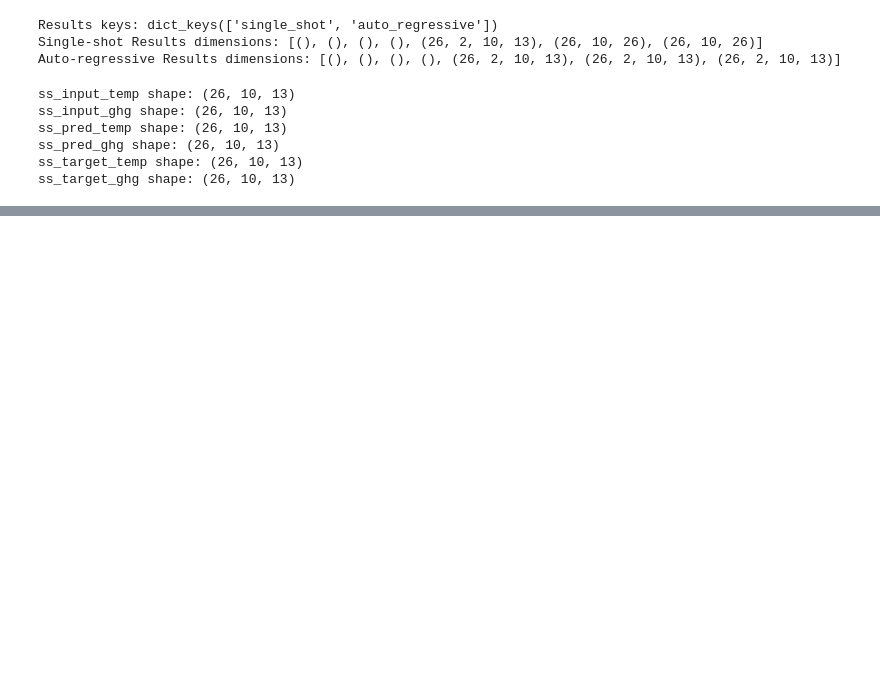
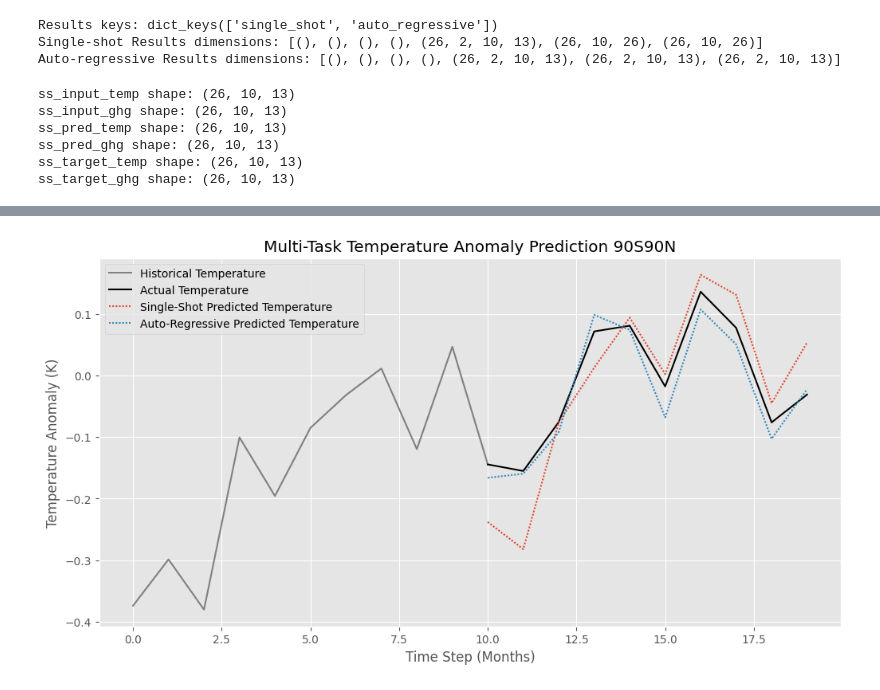
Before and after one commit to philiphan0109/time-series-forecasting, a Jupyter notebook: Multi Feature Model/visualization.ipynb, the cells around one changed output, grey strips where cells are left out. Saved outputs shown, nothing was run; the diff lists cells and outputs as text; code cells hidden in the pictures; blank space fills up the shorter version.

```diff
--- a/Multi Feature Model/visualization.ipynb
+++ b/Multi Feature Model/visualization.ipynb
@@ -61,3 +61,17 @@ ss_pred_temp shape: (26, 10, 13)
 ss_pred_ghg shape: (26, 10, 13)
 ss_target_temp shape: (26, 10, 13)
 ss_target_ghg shape: (26, 10, 13)
+# %%
+# Parse the data for the autoregressive model
+ar_inputs, ar_predictions, ar_targets = results['auto_regressive'][4], results['auto_regressive'][5], results['auto_regressive'][6]
+ar_input_temp, ar_input_ghg = separate_data(ar_inputs)
+
+# Assuming the structure of AR predictions is similar to that of AR inputs
+ar_pred_temp, ar_pred_ghg = separate_data(ar_predictions)
+
+
+# Check the dimensions to ensure everything is correct
+print("ar_input_temp shape:", ar_input_temp.shape)
+print("ar_input_ghg shape:", ar_input_ghg.shape)
+print("ar_pred_temp shape:", ar_pred_temp.shape)
+print("ar_pred_ghg shape:", ar_pred_ghg.shape)
@@ -102,0 +122,44 @@ plt.savefig('figures/Multi-Task Prediction (3).pdf')
+# %%
+
+def plot_model_comparisons(ss_inputs, ss_predictions, ss_targets, ar_predictions, title, figname, sample_index=1, location_index=0):
+    plt.figure(figsize=(12, 6))
+    plt.style.use('ggplot')
+
+    # Extract data for the selected sample and location
+    input_sample = ss_inputs[sample_index, :, location_index]
+    ss_prediction_sample = ss_predictions[sample_index, :, location_index]
+    ar_prediction_sample = ar_predictions[sample_index, :, location_index]
+    target_sample = ss_targets[sample_index, :, location_index]
+
+    # Define time axes
+    time_axis_input = np.arange(len(input_sample))
+    time_axis_future = np.arange(time_axis_input[-1] + 1, time_axis_input[-1] + 1 + len(target_sample))
+
+    # Extend the input time axis to match the length of the extended input sample
+    extended_time_axis_input = np.arange(len(input_sample) + 1)  # +1 to include the first point of the actual temperature
+
+    # Extend the input sample by appending the first point of the target sample for a seamless transition
+    extended_input_sample = np.append(input_sample, target_sample[0])
+
+    # Plotting
+    plt.plot(extended_time_axis_input, extended_input_sample, label='Historical Temperature', zorder=1, color = "grey")
+    plt.plot(time_axis_future, target_sample, label='Actual Temperature', zorder=2, color="black")
+    plt.plot(time_axis_future, ss_prediction_sample, label='Single-Shot Predicted Temperature', linestyle=(0, (1, 1)), zorder=3)
+    plt.plot(time_axis_future, ar_prediction_sample, label='Auto-Regressive Predicted Temperature', linestyle=(0, (1, 1)), zorder=4)
+
+    # Customize the plot
+    plt.title(title)
+    plt.xlabel('Time Step (Months)')
+    plt.ylabel('Temperature Anomaly (K)')
+    plt.legend(loc='upper left')
+
+    plt.savefig(f'figures/{figname}.jpg', format='jpg', dpi=300)
+    plt.show()
+
+# Assuming you have the 'ar_predictions' array for the autoregressive model predictions
+# ar_predictions = np.array(ar_results[5])  # Example to obtain AR predictions; adjust as per your data structure
+
+# Now call the function with the provided data
+plot_model_comparisons(ss_input_temp, ss_pred_temp, ss_target_temp, ar_pred_temp, 'Multi-Task Temperature Anomaly Prediction 90S90N', 'Multi-Task Temperature Anomaly Prediction 90S90N', location_index=1)
+# %% [output]
+[figure, added]
```
Also changed, not shown: parts of 2 cells of this notebook, 24 other files.
